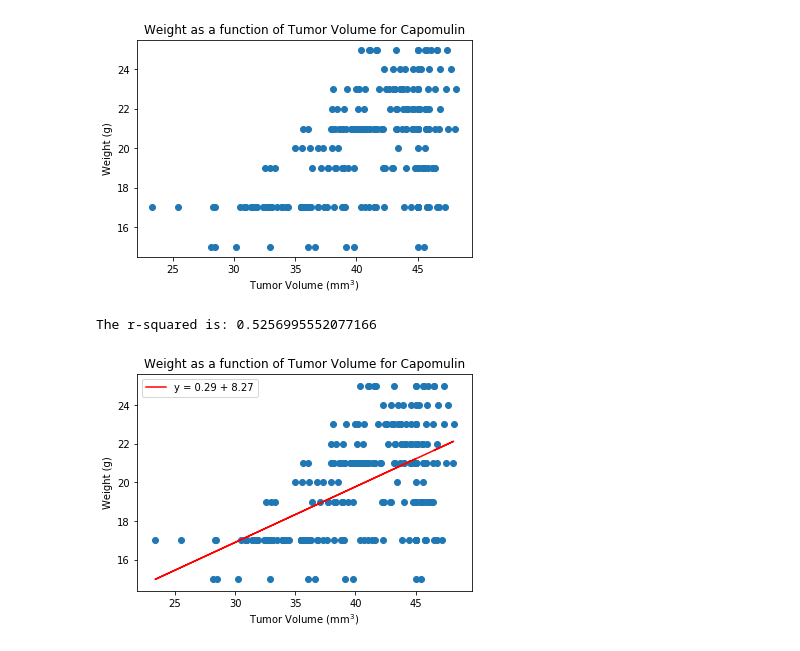
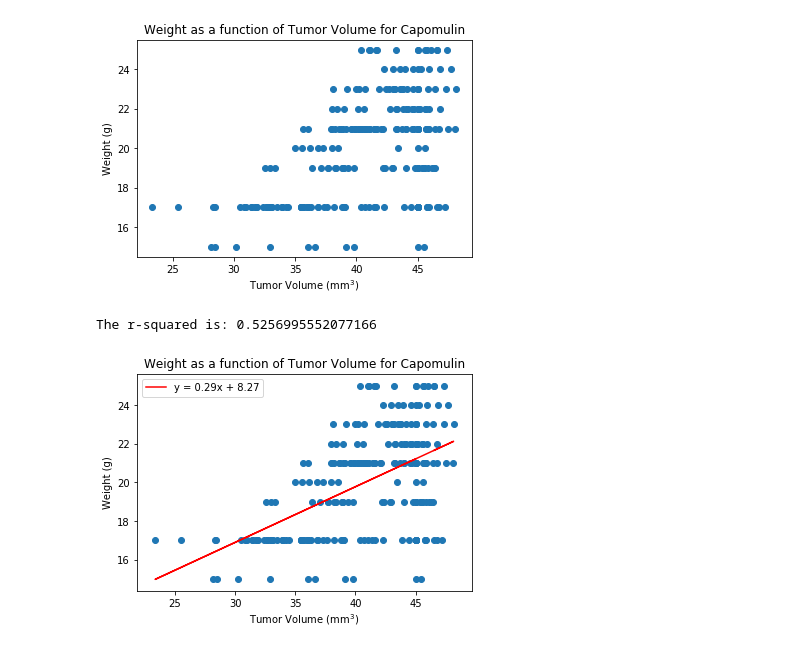
Before and after one commit to jacalderonn/Matplotlib-homework, a Jupyter notebook: Homework_05-Matplotlib.ipynb, the cells around one changed output. Saved outputs shown, nothing was run; the diff lists cells and outputs as text; code cells hidden in the pictures.

```diff
--- a/Homework_05-Matplotlib.ipynb
+++ b/Homework_05-Matplotlib.ipynb
@@ -295,26 +295,26 @@ plt.show()
 # %%
 # Calculate the correlation coefficient and linear regression model for mouse weight
 # and average tumor volume for the Capomulin regimen
 
 #Volume and weight
 vol = data_drug.get_group("Capomulin")["Tumor Volume (mm3)"]
 weight = data_drug.get_group("Capomulin")["Weight (g)"]
 
 # Linear correlation
 (slope, intercept, rvalue, pvalue, stderr) = st.linregress(vol, weight)
 regress_values = vol * slope + intercept
-plt.plot(vol, regress_values, "r-", label = f"y = {slope:.2f} + {intercept:.2f}")
+plt.plot(vol, regress_values, "r-", label = f"y = {slope:.2f}x + {intercept:.2f}")
 
 #Plotting
 plt.scatter(vol, weight)
 plt.title("Weight as a function of Tumor Volume for Capomulin")
 plt.xlabel(r"Tumor Volume (mm$^3$)")
 plt.ylabel("Weight (g)")
 
 # Correlation coefficient
 print(f"The r-squared is: {rvalue}")
 plt.legend(loc = "best")
 plt.show()
 # %% [output]
 The r-squared is: 0.5256995552077166
-[figure, old version]
+[figure, new version]
```
